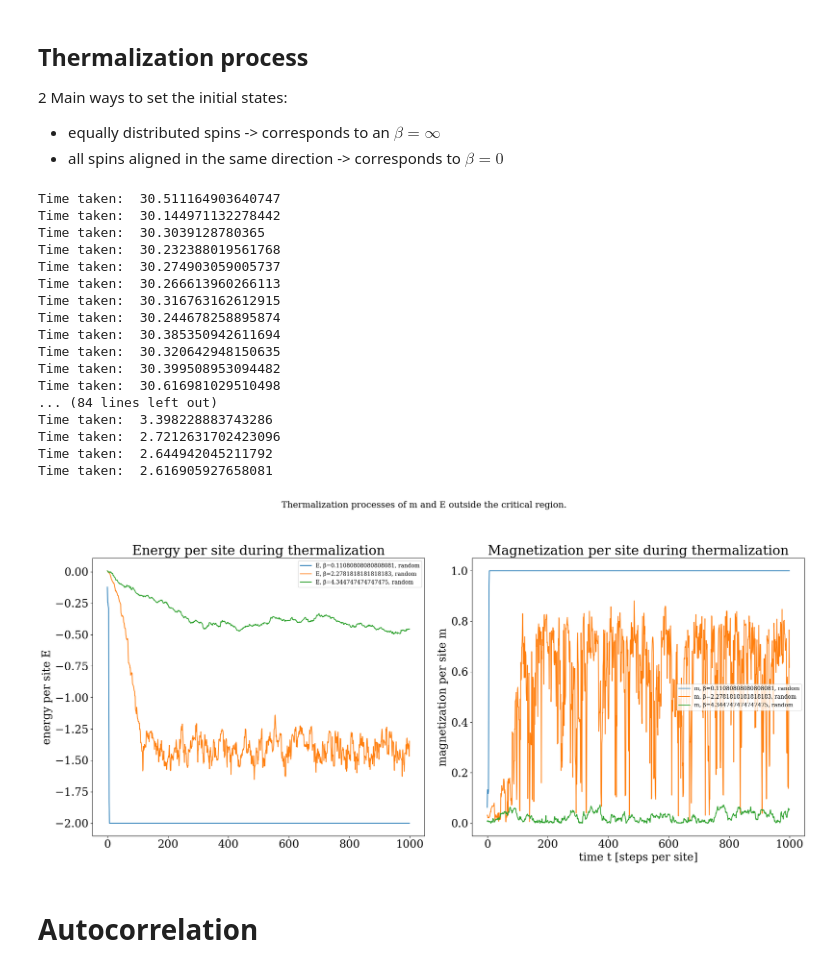
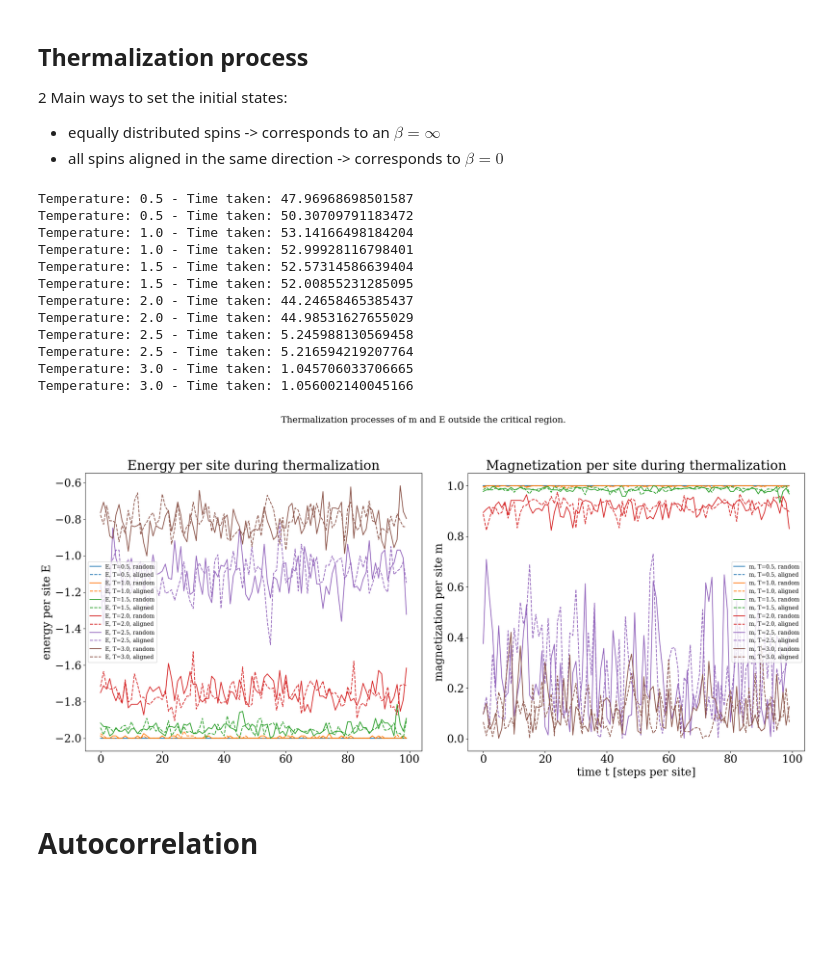
Before and after one commit to debienicolas/Tumor-Ising-model, a Jupyter notebook: full_sim.ipynb, the cells around one changed output. Drawn from its saved outputs; the diff is of its cells as text; code cells hidden in the pictures; blank space fills up the shorter version.

```diff
--- a/full_sim.ipynb
+++ b/full_sim.ipynb
@@ -12,15 +12,15 @@ from main_tree import simulate_ising_model
 ## Regular lattice
 # %%
 ### setting the parameters ###
-N = 40
+N = 25
 J = 1.0
-n_equilib_steps = 10_000
-n_mcmc_steps = 5_000
+n_equilib_steps = 100
+n_mcmc_steps = 100
 n_samples = None
 n_sample_interval = 10
 step_algorithm = "wolff"
 betas = [0.3,0.35, 0.4, 0.45,0.5]
-temps = np.linspace(0.01, 5.0,100)
+temps = np.arange(0.5, 3.5, 0.5)
 # %%
 # create the structure
 nodes, neighbors = create_lattice(N)
@@ -36,9 +36,10 @@ nodes, neighbors = create_lattice(N)
 
 init_types = {
     "random": np.random.choice([-1, 1], size=nodes.size),
-    #"aligned": np.ones(nodes.size, dtype=np.int8)
+    "aligned": np.ones(nodes.size, dtype=np.int8)
 }
 results = {}
+results_mcmc = {}
 for temp in temps:
     for init_type, init_spins in init_types.items():
         if init_type == "random":
@@ -60,24 +61,20 @@ for temp in temps:
 
         model = simulate_ising_model(model)
         results[(temp, init_type)] = (model.energy_equil, model.magn_equil)
+        results_mcmc[(temp, init_type)] = (model.energy_all, model.magn_all)
 # %% [output]
-Time taken:  30.511164903640747
-Time taken:  30.144971132278442
-Time taken:  30.3039128780365
-Time taken:  30.232388019561768
-Time taken:  30.274903059005737
-Time taken:  30.266613960266113
-Time taken:  30.316763162612915
-Time taken:  30.244678258895874
-Time taken:  30.385350942611694
-Time taken:  30.320642948150635
-Time taken:  30.399508953094482
-Time taken:  30.616981029510498
-... (84 lines left out)
-Time taken:  3.398228883743286
-Time taken:  2.7212631702423096
-Time taken:  2.644942045211792
-Time taken:  2.616905927658081
+Temperature: 0.5 - Time taken: 47.96968698501587
+Temperature: 0.5 - Time taken: 50.30709791183472
+Temperature: 1.0 - Time taken: 53.14166498184204
+Temperature: 1.0 - Time taken: 52.99928116798401
+Temperature: 1.5 - Time taken: 52.57314586639404
+Temperature: 1.5 - Time taken: 52.00855231285095
+Temperature: 2.0 - Time taken: 44.24658465385437
+Temperature: 2.0 - Time taken: 44.98531627655029
+Temperature: 2.5 - Time taken: 5.245988130569458
+Temperature: 2.5 - Time taken: 5.216594219207764
+Temperature: 3.0 - Time taken: 1.045706033706665
+Temperature: 3.0 - Time taken: 1.056002140045166
 # %%
 # plot the neighbors using neighbors array
 plt.figure(figsize=(20,20))
@@ -108,41 +105,41 @@ betas = [0.11080808080808081,2.2781818181818183,4.344747474747475]
 # Define colors for betas and linestyles for init_types
 colors = ['#1f77b4', '#ff7f0e', '#2ca02c', '#d62728', '#9467bd',
           '#8c564b', '#e377c2', '#7f7f7f', '#bcbd22', '#17becf']
-beta_colors = colors[:len(betas)]
+beta_colors = colors[:len(temps)]
 init_linestyles = ['-', '--']  # One linestyle per init_type
 
 # First subplot: Energy per site
-for idx, beta in enumerate(betas):
+for idx, temp in enumerate(temps):
     for init_idx, (init_name, _) in enumerate(init_types.items()):
-        energy, _ = results[(beta, init_name)]
+        energy, _ = results[(temp, init_name)]
         axes[0].plot(energy[:max_timestep],
                      color=beta_colors[idx],
                      linestyle=init_linestyles[init_idx],
-                     label=f"E, β={beta}, {init_name}")
+                     label=f"E, T={temp}, {init_name}")
 
 axes[0].set_ylabel("energy per site E")
 axes[0].legend(fontsize=10)
 axes[0].set_title("Energy per site during thermalization")
 
 # Second subplot: Magnetization per site
-for idx, beta in enumerate(betas):
+for idx, temp in enumerate(temps):
     for init_idx, (init_name, _) in enumerate(init_types.items()):
-        _, magn = results[(beta, init_name)]
+        _, magn = results[(temp, init_name)]
         axes[1].plot(magn[:max_timestep],
                      color=beta_colors[idx],
                      linestyle=init_linestyles[init_idx],
-                     label=f"m, β={beta}, {init_name}")
+                     label=f"m, T={temp}, {init_name}")
 
 axes[1].set_xlabel("time t [steps per site]")
 axes[1].set_ylabel("magnetization per site m")
 axes[1].legend(fontsize=10)
 axes[1].set_title("Magnetization per site during thermalization")
 
 plt.suptitle("Thermalization processes of m and E outside the critical region.", fontsize=16)
 plt.tight_layout(rect=[0, 0.03, 1, 0.95])
 plt.show()
 # %% [output]
-[figure, old version]
+[figure, new version]
 # %% [markdown]
 # Autocorrelation
 # %%
```
Also changed, not shown: parts of 4 cells of this notebook, 5 other files.
